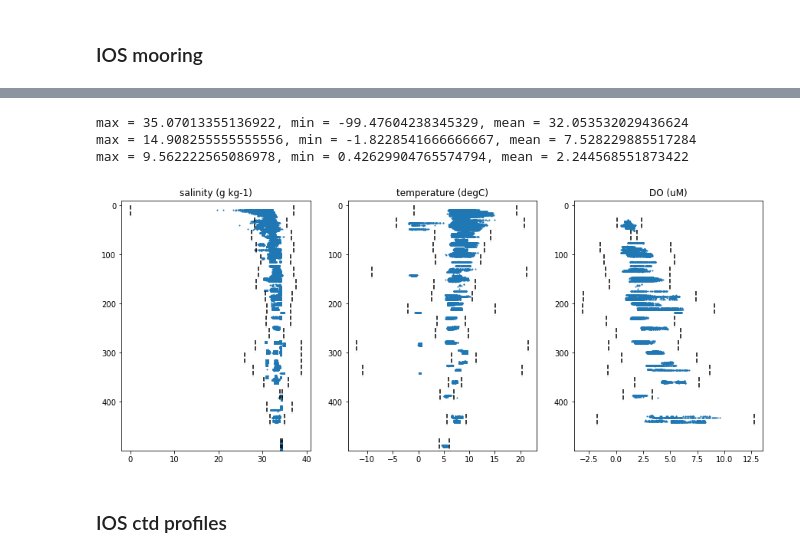
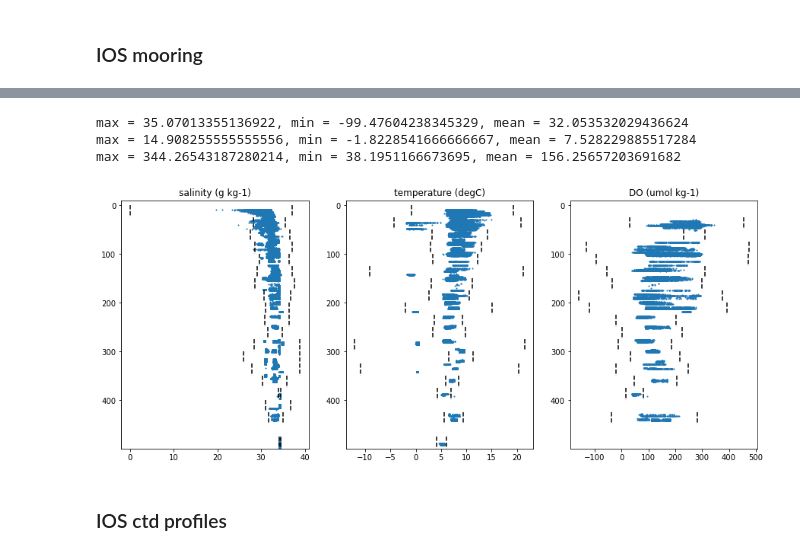
Before and after one commit to UBC-MOAD/analysis-becca, a Jupyter notebook: LiveOcean/tracers/myobs.ipynb, the cells around one changed output, grey strips where cells are left out. Saved outputs shown, nothing was run; the diff lists cells and outputs as text; code cells hidden in the pictures.

```diff
--- a/LiveOcean/tracers/myobs.ipynb
+++ b/LiveOcean/tracers/myobs.ipynb
@@ -142,7 +168,7 @@ def qaqc_trim(df, tracer):
 # %%
 # note: uM = umol/L
 d = {'time':[],'source':[],'longitude (degrees_east)':[],'latitude (degrees_north)':[],'depth (m)':[],'pressure (dbar)':[],
-    'temperature (degC)':[], 'salinity (g kg-1)':[], 'DO (uM)':[], 'NO3 (uM)':[], 'NO2 (uM)':[], 'NH4 (uM)':[], 'PO4 (uM)':[], 'SiO4 (uM)':[],
+    'temperature (degC)':[], 'salinity (g kg-1)':[], 'DO (umol kg-1)':[], 'NO3 (uM)':[], 'NO2 (uM)':[], 'NH4 (uM)':[], 'PO4 (uM)':[], 'SiO4 (uM)':[],
     'Chl (mg m-3)':[], 'TA (uM)':[], 'DIC (uM)':[], 'Carbonate':[], 'Aragonite':[], 'Calcite':[], 'Al (nM)':[], 'Ba (nM)':[], 'Cd (nM)':[],
      'Co (nM)':[], 'Cu (nM)':[], 'Fe (nM)':[], 'Ga (nM)':[], 'Mn (nM)':[], 'Ni (nM)':[], 'Pb (nM)':[], 'Zn (nM)':[]}
 
@@ -166,7 +192,7 @@ ios_moor.head()
 # %%
 # convert to correct units
 ios_moor['SA'] = gsw.conversions.SA_from_SP(ios_moor['sea_water_practical_salinity (PSS-78)'],ios_moor['sea_water_pressure (dbar)'],ios_moor['longitude (degrees_east)'],ios_moor['latitude (degrees_north)'])
-ios_moor['DO'] = oxygen_mlL_to_uM(ios_moor['DOXYZZ01 (mL/L)'], ios_moor['sea_water_temperature (degC)'], ios_moor.SA, ios_moor['sea_water_pressure (dbar)'])
+ios_moor['DO'] = oxygen_mlL_to_umolkg(ios_moor['DOXYZZ01 (mL/L)'], ios_moor['sea_water_temperature (degC)'], ios_moor.SA, ios_moor['sea_water_pressure (dbar)'])
 
 # add to the dataframe
 temp = pd.DataFrame(d)
@@ -178,26 +204,26 @@ temp['pressure (dbar)'] = pd.to_numeric(ios_moor['sea_water_pressure (dbar)'], e
 temp['depth (m)'] = pd.to_numeric(ios_moor['depth (m)'], errors='coerce')
 temp['temperature (degC)'] = pd.to_numeric(ios_moor['sea_water_temperature (degC)'], errors='coerce')
 temp['salinity (g kg-1)'] = pd.to_numeric(ios_moor['SA'], errors='coerce')
-temp['DO (uM)'] = pd.to_numeric(ios_moor['DO'], errors='coerce')
+temp['DO (umol kg-1)'] = pd.to_numeric(ios_moor['DO'], errors='coerce')
 temp['source'] ="ios mooring"
 
 # ob = pd.concat([ob, temp])
 # %%
 print('max = %s, min = %s, mean = %s' % (np.max(temp['salinity (g kg-1)']),np.min(temp['salinity (g kg-1)']),np.mean(temp['salinity (g kg-1)'])))
 print('max = %s, min = %s, mean = %s' % (np.max(temp['temperature (degC)']),np.min(temp['temperature (degC)']),np.mean(temp['temperature (degC)'])))
-print('max = %s, min = %s, mean = %s' % (np.max(temp['DO (uM)']),np.min(temp['DO (uM)']),np.mean(temp['DO (uM)'])))
+print('max = %s, min = %s, mean = %s' % (np.max(temp['DO (umol kg-1)']),np.min(temp['DO (umol kg-1)']),np.mean(temp['DO (umol kg-1)'])))
 # %% [output]
 max = 35.07013355136922, min = -99.47604238345329, mean = 32.053532029436624
 max = 14.908255555555556, min = -1.8228541666666667, mean = 7.528229885517284
-max = 9.562222565086978, min = 0.42629904765574794, mean = 2.244568551873422
+max = 344.26543187280214, min = 38.1951166673695, mean = 156.25657203691682
 # %%
 fig, ax = plt.subplots(1,3, figsize = (15, 6))
 
 qaqc_plot(temp, 'salinity (g kg-1)', ax[0])
 qaqc_plot(temp, 'temperature (degC)', ax[1])
-qaqc_plot(temp, 'DO (uM)', ax[2])
+qaqc_plot(temp, 'DO (umol kg-1)', ax[2])
 # %% [output]
-[figure, old version]
+[figure, new version]
 # %%
 # trim based on standard deviation
 temp['salinity (g kg-1)'] = qaqc_trim(temp, 'salinity (g kg-1)')
```
Also changed, not shown: parts of 38 cells of this notebook.
